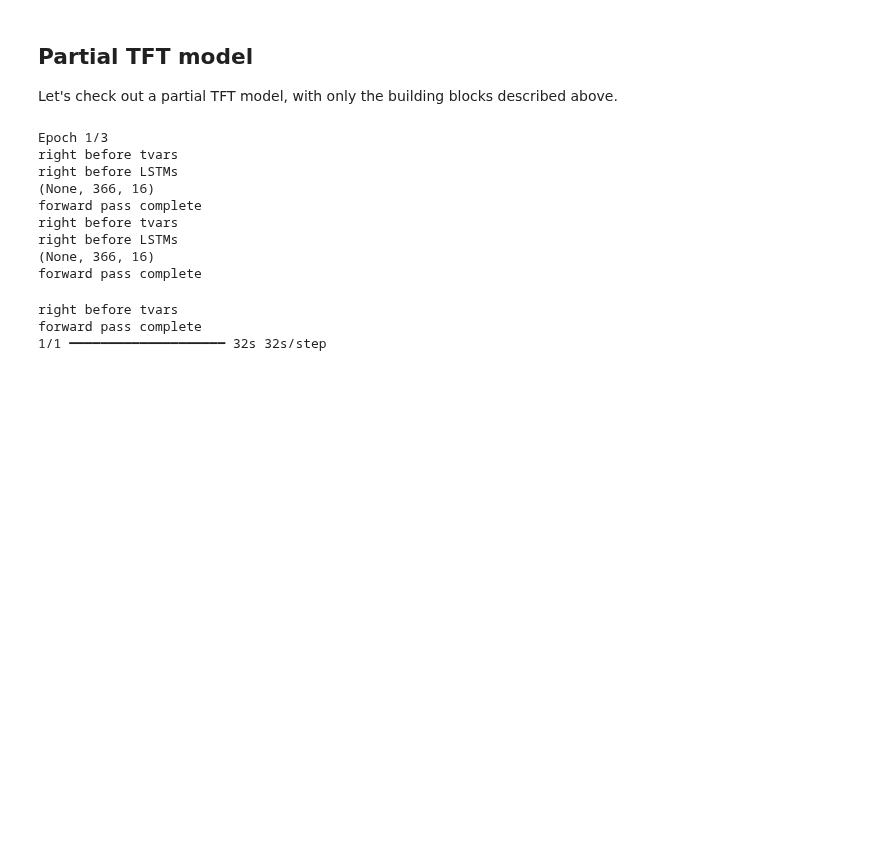
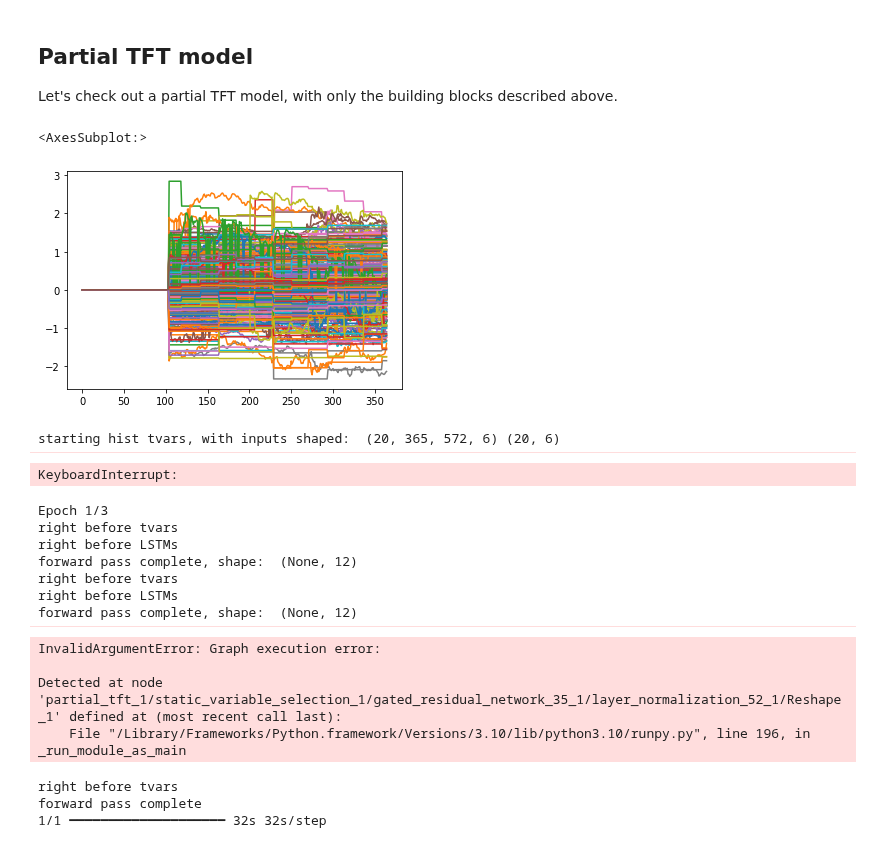
Before and after one commit to dkgaraujo/TemporalFusionTransformers, a Jupyter notebook: temporal_fusion_transformers.ipynb, the cells around one changed output. Cells and saved outputs as stored; diff of their text form; code cells hidden in the pictures; blank space fills up the shorter version.

```diff
--- a/temporal_fusion_transformers.ipynb
+++ b/temporal_fusion_transformers.ipynb
@@ -380,8 +524,12 @@ class NowcastingData(Dataset):
 # %%
-data = NowcastingData(
-    df_daily_input=df_input_scl,
-    df_target=df_target_1m_pct,
-    max_context_length_days=365,
-    delta_month=range(12)
-)
-[X_cont_hist, X_cat_hist, X_cat_fut, X_cat_stat], y = next(iter(data))
+# data = prepare_nowcasting_data(
+#     df_daily_input=df_input_scl,
+#     df_target=df_target_1m_pct,
+#     min_length_days=10,
+#     max_context_length_days=10,
+#     n_datasamples=20,
+#     delta_month=range(12)
+# )
+
+# [X_cont_hist, X_cat_hist, X_cat_fut, X_cat_stat], y = data
+# X_cont_hist.shape, X_cat_hist.shape, X_cat_fut.shape, X_cat_stat.shape, y.shape
@@ -1807,5 +1862,23 @@ tft = PartialTFT(
+# %%
+pd.DataFrame(data[0][0][15,:,:]).plot(legend=False)
+# %% [output]
+<AxesSubplot:>
+[figure, added]
 # %%
-train_dataloader = DataLoader(data, batch_size=5, shuffle=True)
+#| code-fold: show
+
+tft = PartialTFT(
+    d_model=6,
+    output_size=data[1].shape[-1],
+    dropout_rate=0.2,
+    name="partial_tft"
+)
 optimizer = keras.optimizers.Adam(learning_rate=1e-3)
 loss_fn = keras.losses.MeanSquaredError()
-tft.compile(optimizer=optimizer, loss="mse")
+tft.compile(optimizer=optimizer, loss=loss_fn)
+
+
+history = tft.fit(data[0], data[1], epochs=3)
+# %% [output]
+starting hist tvars, with inputs shaped:  (20, 365, 572, 6) (20, 6)
+KeyboardInterrupt:
@@ -1812,16 +1887,18 @@ tft.compile(optimizer=optimizer, loss="mse")
 # %%
-batch = next(iter(train_dataloader))
-history = tft.fit(batch[0], batch[1], epochs=3)
+# batch = next(iter(train_dataloader))
+# history = tft.fit(batch[0], batch[1], epochs=3)
 # %% [output]
 Epoch 1/3
 right before tvars
 right before LSTMs
-(None, 366, 16)
-forward pass complete
+forward pass complete, shape:  (None, 12)
 right before tvars
 right before LSTMs
-(None, 366, 16)
-forward pass complete
+forward pass complete, shape:  (None, 12)
+InvalidArgumentError: Graph execution error:
+
+Detected at node 'partial_tft_1/static_variable_selection_1/gated_residual_network_35_1/layer_normalization_52_1/Reshape_1' defined at (most recent call last):
+    File "/Library/Frameworks/Python.framework/Versions/3.10/lib/python3.10/runpy.py", line 196, in _run_module_as_main
 # %%
 val_dataloader = DataLoader(data, batch_size=1, shuffle=True)
 x, y = next(iter(val_dataloader))
```
Also changed, not shown: parts of 45 cells of this notebook.
